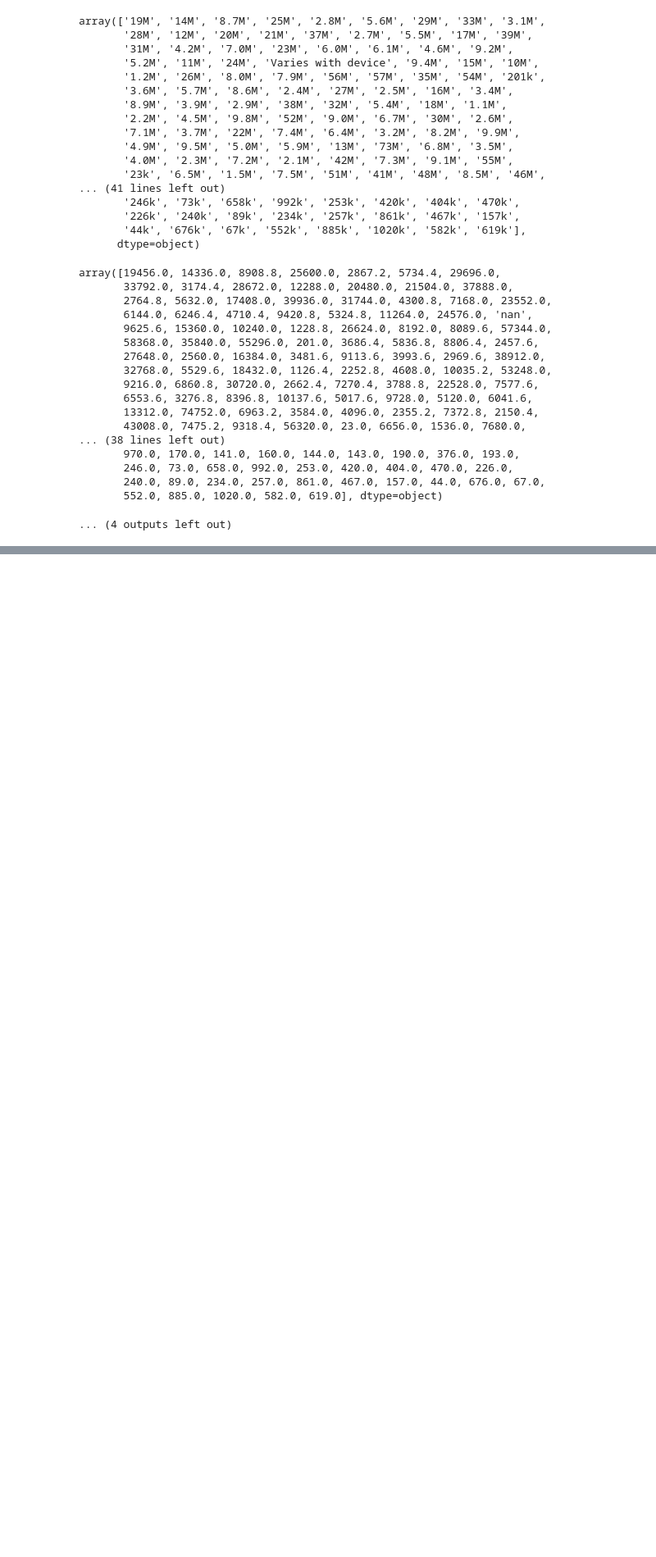
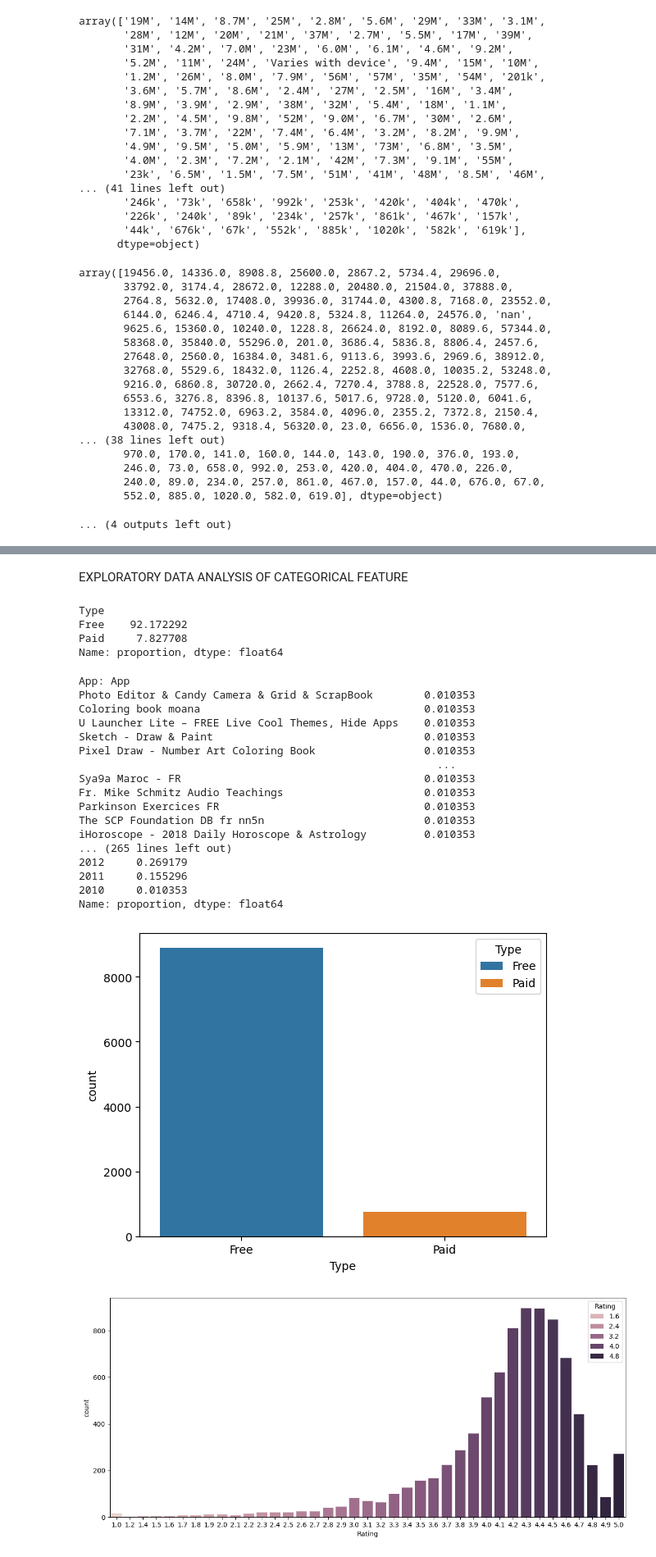
Before and after one commit to vedprakash8721/Abhishek-Data-Science-Portfolio, a Jupyter notebook: ML PW/Module 2 ( EDA exploratory data analysis )/EDA Google Play.ipynb, the cells around one changed output, grey strips where cells are left out. Shown at 82% size. Drawn from its saved outputs; the diff is of its cells as text; code cells hidden in the pictures; blank space fills up the shorter version.

Commit message:
EDA OF CATEGORICAL FEATURE

```diff
--- a/ML PW/Module 2 ( EDA exploratory data analysis )/EDA Google Play.ipynb
+++ b/ML PW/Module 2 ( EDA exploratory data analysis )/EDA Google Play.ipynb
@@ -285,0 +308,41 @@ column Last Updated does not exist . no action taken
+# %% [markdown]
+EXPLORATORY DATA ANALYSIS OF CATEGORICAL FEATURE
+# %%
+display(df_copy['Type'].value_counts(normalize=True)*100)
+# VALUE COUNTS OF ALL COLUMN OF df_copy
+for col in df_copy.columns:
+    print(f"{col}: {df_copy[col].value_counts(normalize=True)*100}")
+
+# ------------------------------- PLOTTING ----------------------------------
+# countplot
+sns.countplot(x='Type',data=df_copy,hue='Type',legend=True)
+plt.figure(figsize=(14,6))
+sns.countplot(x='Rating',data=df_copy,hue='Rating',legend=True)
+plt.show()
+plt.figure(figsize=(18,10))
+sns.countplot(x='Category',data=df_copy,hue='Category',legend=True)
+plt.show()
+# %% [output]
+Type
+Free    92.172292
+Paid     7.827708
+Name: proportion, dtype: float64
+App: App
+Photo Editor & Candy Camera & Grid & ScrapBook        0.010353
+Coloring book moana                                   0.010353
+U Launcher Lite – FREE Live Cool Themes, Hide Apps    0.010353
+Sketch - Draw & Paint                                 0.010353
+Pixel Draw - Number Art Coloring Book                 0.010353
+                                                        ...
+Sya9a Maroc - FR                                      0.010353
+Fr. Mike Schmitz Audio Teachings                      0.010353
+Parkinson Exercices FR                                0.010353
+The SCP Foundation DB fr nn5n                         0.010353
+iHoroscope - 2018 Daily Horoscope & Astrology         0.010353
+... (265 lines left out)
+2012     0.269179
+2011     0.155296
+2010     0.010353
+Name: proportion, dtype: float64
+[figure, added]
+[figure, added]
```
Also changed, not shown: parts of 3 cells of this notebook.
